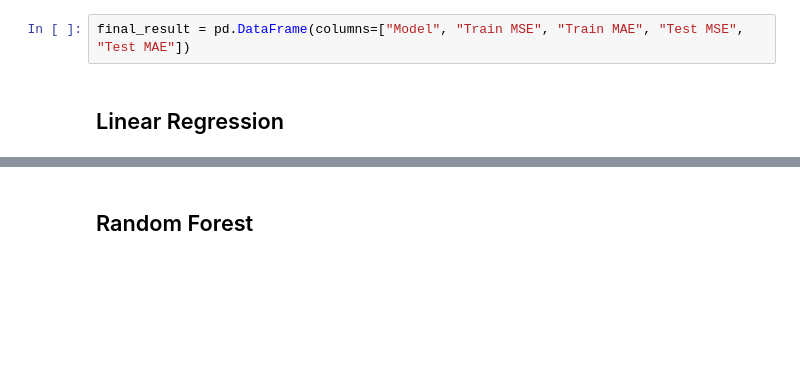
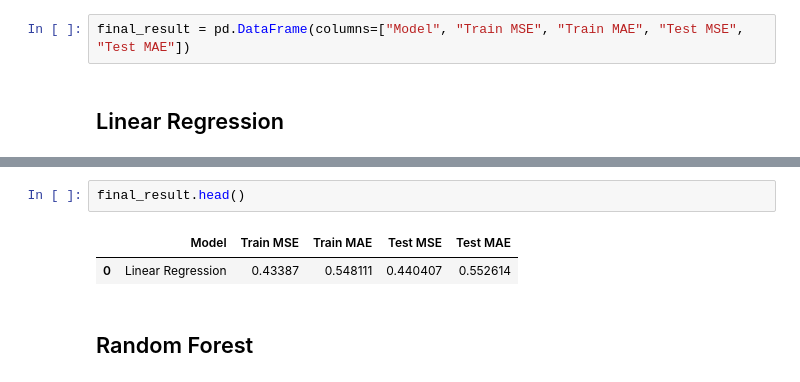
Before and after one commit to zadchin/Bayesian-Additive-Modelling, a Jupyter notebook: multi-PCA.ipynb, the cells around one changed output, grey strips where cells are left out. Cells and saved outputs as stored; diff of their text form; blank space fills up the shorter version.

Commit message:
finalized

```diff
--- a/multi-PCA.ipynb
+++ b/multi-PCA.ipynb
@@ -150,3 +87,8 @@ plt.show()
+# %%
+final_result.head()
+# %% [output]
+|  | Model | Train MSE | Train MAE | Test MSE | Test MAE |
+| 0 | Linear Regression | 0.43387 | 0.548111 | 0.440407 | 0.552614 |
 # %% [markdown]
 ## Random Forest
 # %%
```
Also changed, not shown: parts of 8 cells of this notebook, 1 other file.
